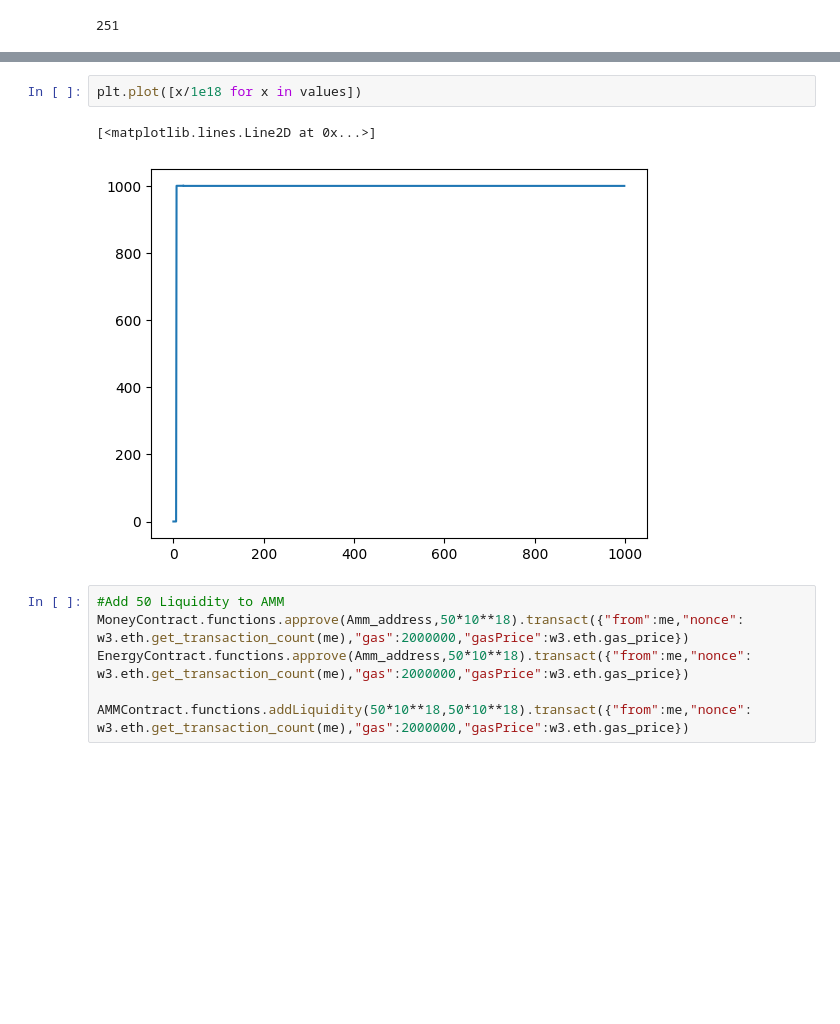
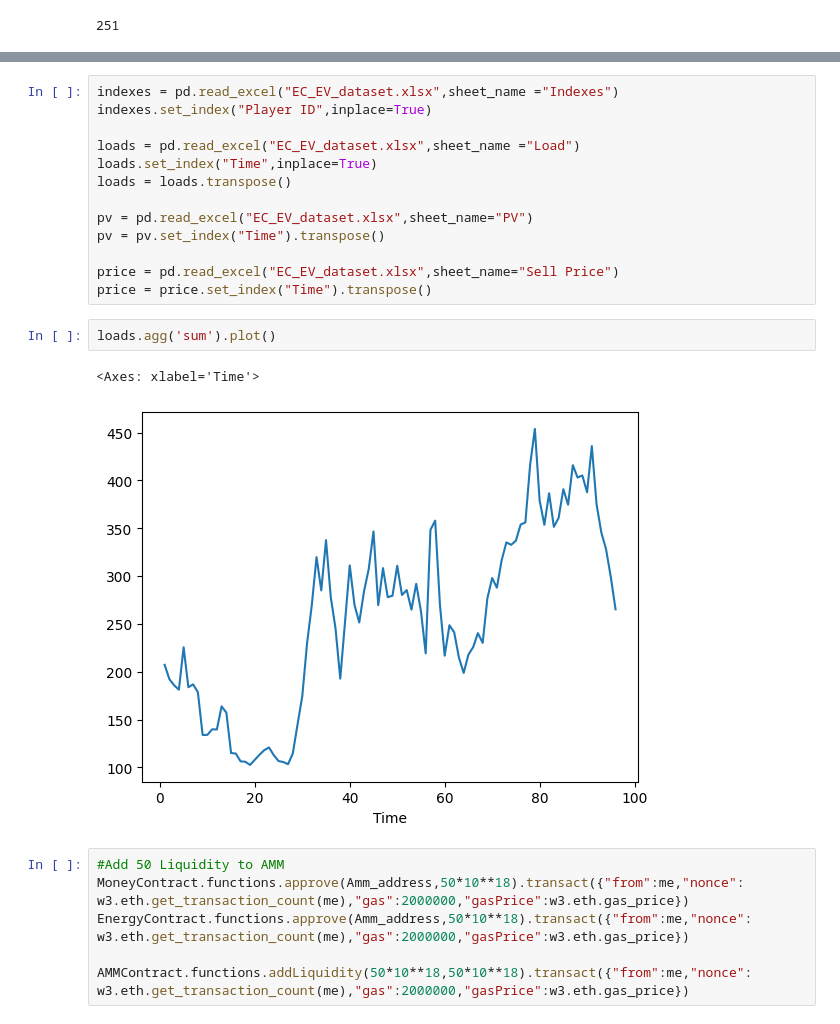
Before and after one commit to mkrahl/TruffleWorkspace, a Jupyter notebook: Simulator.ipynb, the cells around one changed output, grey strips where cells are left out. Saved outputs shown, nothing was run; the diff lists cells and outputs as text; blank space fills up the shorter version.

```diff
--- a/Simulator.ipynb
+++ b/Simulator.ipynb
@@ -121,8 +37,21 @@ Error:
-# %%
-plt.plot([x/1e18 for x in values])
-# %% [output]
-[<matplotlib.lines.Line2D at 0x...>]
-[figure, removed]
+# %%
+indexes = pd.read_excel("EC_EV_dataset.xlsx",sheet_name ="Indexes")
+indexes.set_index("Player ID",inplace=True)
+
+loads = pd.read_excel("EC_EV_dataset.xlsx",sheet_name ="Load")
+loads.set_index("Time",inplace=True)
+loads = loads.transpose()
+
+pv = pd.read_excel("EC_EV_dataset.xlsx",sheet_name="PV")
+pv = pv.set_index("Time").transpose()
+
+price = pd.read_excel("EC_EV_dataset.xlsx",sheet_name="Sell Price")
+price = price.set_index("Time").transpose()
+# %%
+loads.agg('sum').plot()
+# %% [output]
+<Axes: xlabel='Time'>
+[figure, added]
 # %%
 #Add 50 Liquidity to AMM
 MoneyContract.functions.approve(Amm_address,50*10**18).transact({"from":me,"nonce": w3.eth.get_transaction_count(me),"gas":2000000,"gasPrice":w3.eth.gas_price})
```
Also changed, not shown: parts of 10 cells of this notebook, 4 other files.
